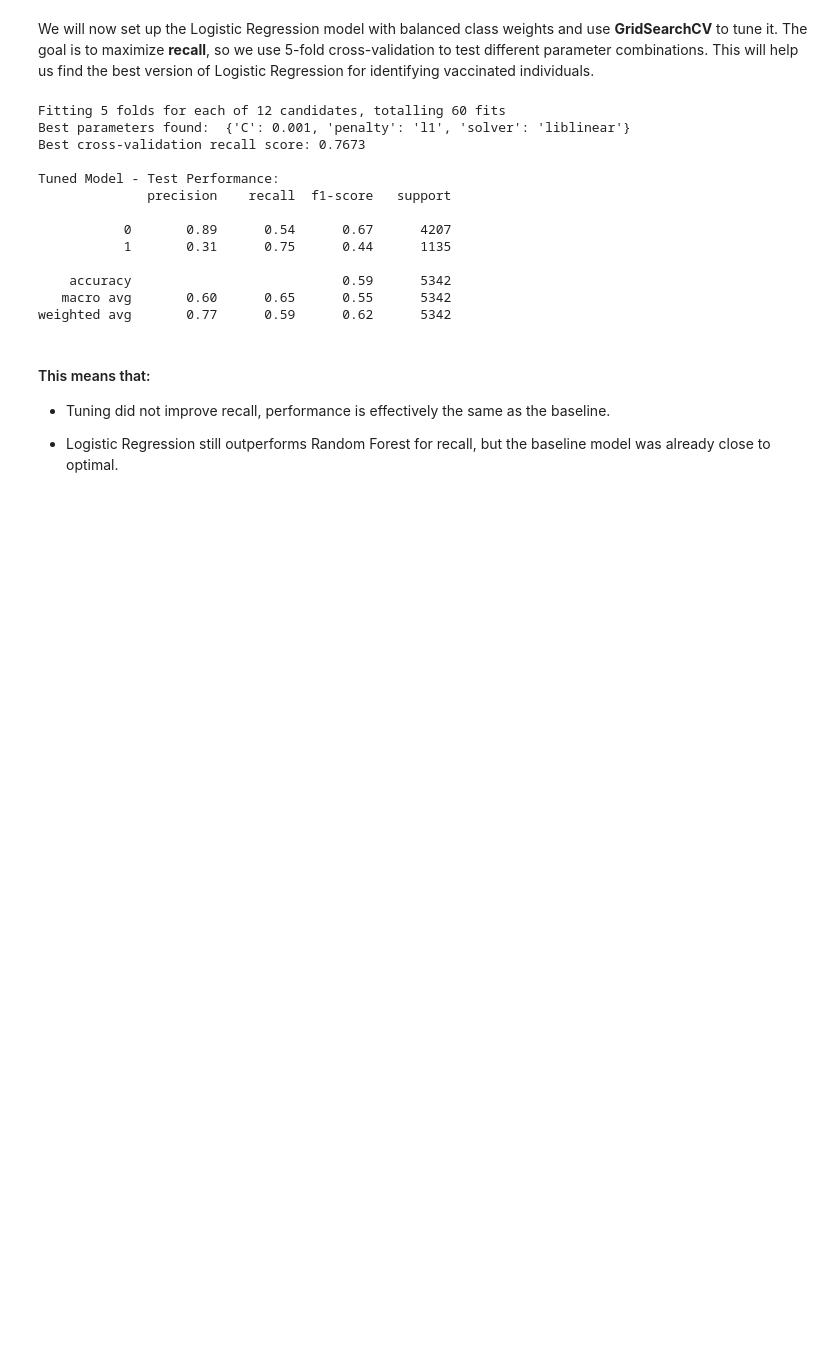
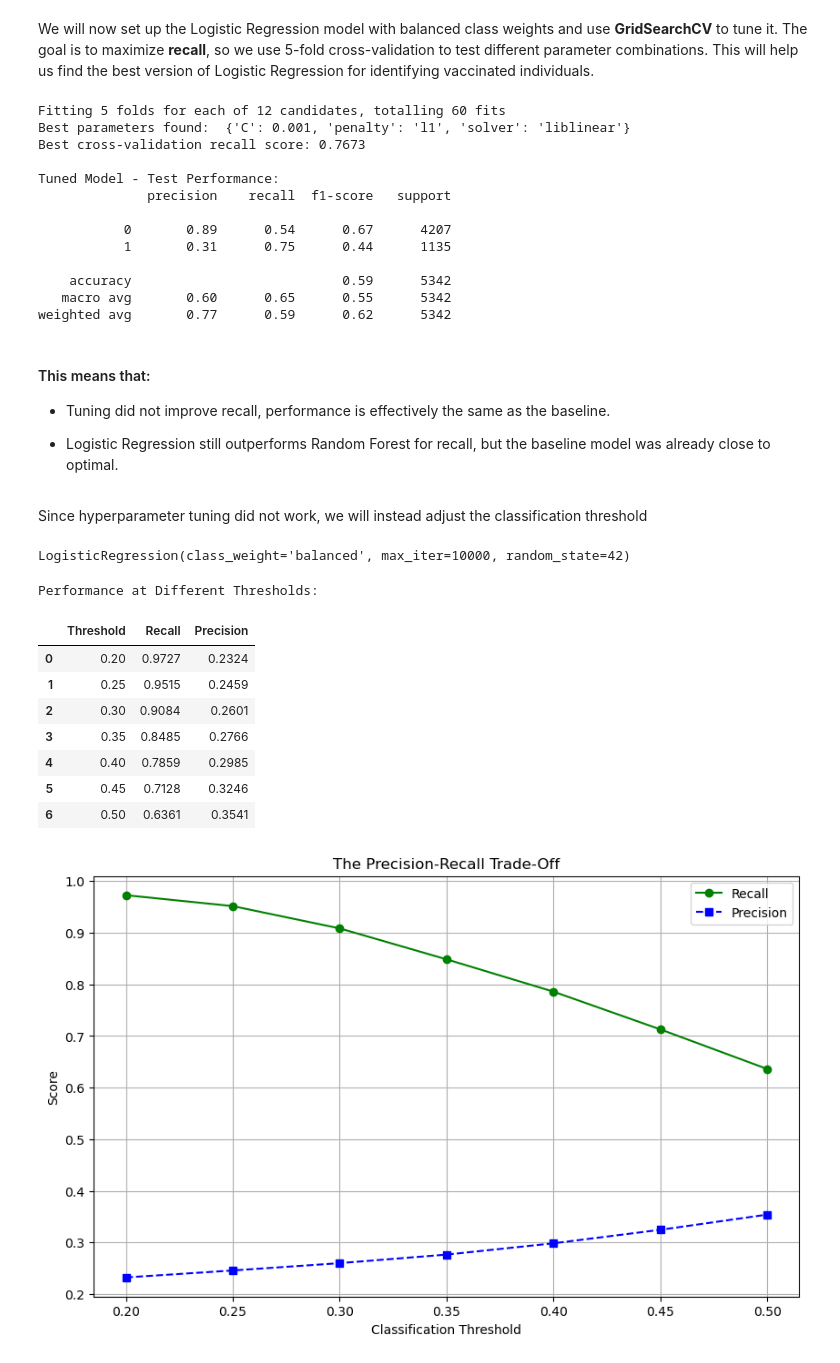
Before and after one commit to patsi-dev/Phase-3-Project, a Jupyter notebook: GroupIndex.ipynb, the cells around one changed output. Drawn from its saved outputs; the diff is of its cells as text; code cells hidden in the pictures; blank space fills up the shorter version.

```diff
--- a/GroupIndex.ipynb
+++ b/GroupIndex.ipynb
@@ -962,3 +962,51 @@ weighted avg       0.77      0.59      0.62      5342
 - Tuning did not improve recall, performance is effectively the same as the baseline.
 
 - Logistic Regression still outperforms Random Forest for recall, but the baseline model was already close to optimal.
+# %% [markdown]
+Since hyperparameter tuning did not work, we will instead adjust the classification threshold
+# %%
+# Fitting on full training set
+lr_model.fit(X_train_processed, y_train)
+# %% [output]
+LogisticRegression(class_weight='balanced', max_iter=10000, random_state=42)
+# %%
+# Getting the predicted probabilities for the positive class (1)
+y_proba = lr_model.predict_proba(X_test_processed)[:, 1]
+
+# Defining a range of thresholds to test
+thresholds = np.arange(0.2, 0.55, 0.05)
+results = []
+
+for thresh in thresholds:
+    # Creating new predictions using the current threshold
+    new_predictions = (y_proba >= thresh).astype(int)
+    new_recall = recall_score(y_test, new_predictions)
+    new_precision = precision_score(y_test, new_predictions)
+    results.append({'Threshold': thresh, 'Recall': new_recall, 'Precision': new_precision})
+# %%
+# Converting to a DataFrame so as it becomes easy to display
+results_df = pd.DataFrame(results)
+print("Performance at Different Thresholds:")
+display(results_df.round(4))
+
+# Plotting the trade-off
+plt.figure(figsize=(10, 6))
+plt.plot(results_df['Threshold'], results_df['Recall'], 'g-', label='Recall', marker='o')
+plt.plot(results_df['Threshold'], results_df['Precision'], 'b--', label='Precision', marker='s')
+plt.xlabel('Classification Threshold')
+plt.ylabel('Score')
+plt.title('The Precision-Recall Trade-Off')
+plt.legend()
+plt.grid(True)
+plt.show()
+# %% [output]
+Performance at Different Thresholds:
+|  | Threshold | Recall | Precision |
+| 0 | 0.20 | 0.9727 | 0.2324 |
+| 1 | 0.25 | 0.9515 | 0.2459 |
+| 2 | 0.30 | 0.9084 | 0.2601 |
+| 3 | 0.35 | 0.8485 | 0.2766 |
+| 4 | 0.40 | 0.7859 | 0.2985 |
+| 5 | 0.45 | 0.7128 | 0.3246 |
+| 6 | 0.50 | 0.6361 | 0.3541 |
+[figure, added]
```
Also changed, not shown: parts of 9 cells of this notebook.
